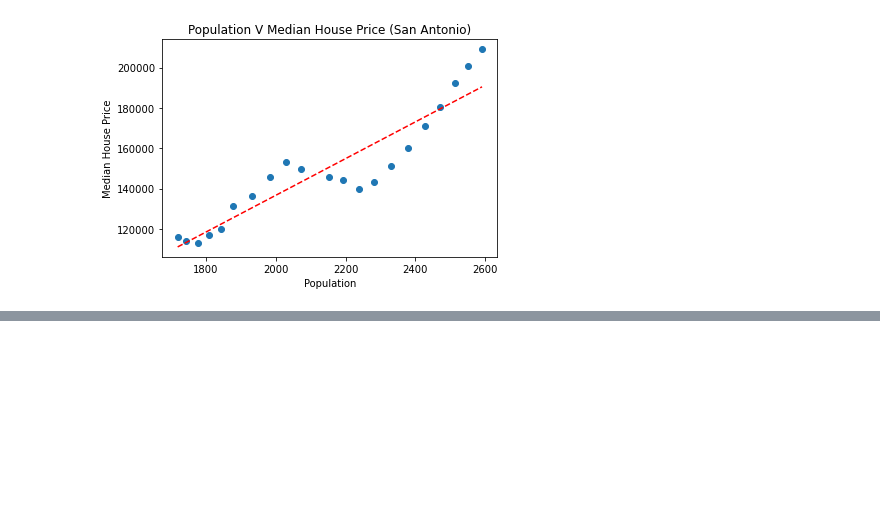
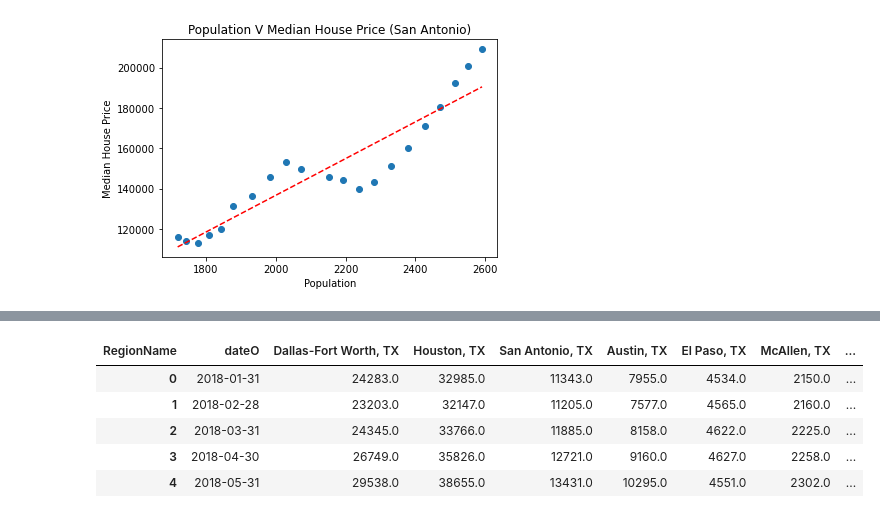
Before and after one commit to Fescamil1/Project_1_Housing_Market_Analysis, a Jupyter notebook: SC-population.ipynb, the cells around one changed output, grey strips where cells are left out. Cells and saved outputs as stored; diff of their text form; code cells hidden in the pictures; blank space fills up the shorter version.

```diff
--- a/SC-population.ipynb
+++ b/SC-population.ipynb
@@ -251,0 +268,14 @@ plt.show()
+# %%
+tx_list_df3=tx_list_df.rename(columns={'DATE':'dateO'})
+
+
+tx_list_df3['DATE'] = tx_list_df3['dateO'] +  pd.DateOffset(1)
+tx_list_df3['DATE']=pd.to_datetime(tx_list_df3['DATE'],infer_datetime_format=True)
+tx_list_df3.head()
+# %% [output]
+| RegionName | dateO | Dallas-Fort Worth, TX | Houston, TX | San Antonio, TX | Austin, TX | El Paso, TX | McAllen, TX | ... |
+| 0 | 2018-01-31 | 24283.0 | 32985.0 | 11343.0 | 7955.0 | 4534.0 | 2150.0 | ... |
+| 1 | 2018-02-28 | 23203.0 | 32147.0 | 11205.0 | 7577.0 | 4565.0 | 2160.0 | ... |
+| 2 | 2018-03-31 | 24345.0 | 33766.0 | 11885.0 | 8158.0 | 4622.0 | 2225.0 | ... |
+| 3 | 2018-04-30 | 26749.0 | 35826.0 | 12721.0 | 9160.0 | 4627.0 | 2258.0 | ... |
+| 4 | 2018-05-31 | 29538.0 | 38655.0 | 13431.0 | 10295.0 | 4551.0 | 2302.0 | ... |
```
Also changed, not shown: parts of 4 cells of this notebook, 1 other file.
